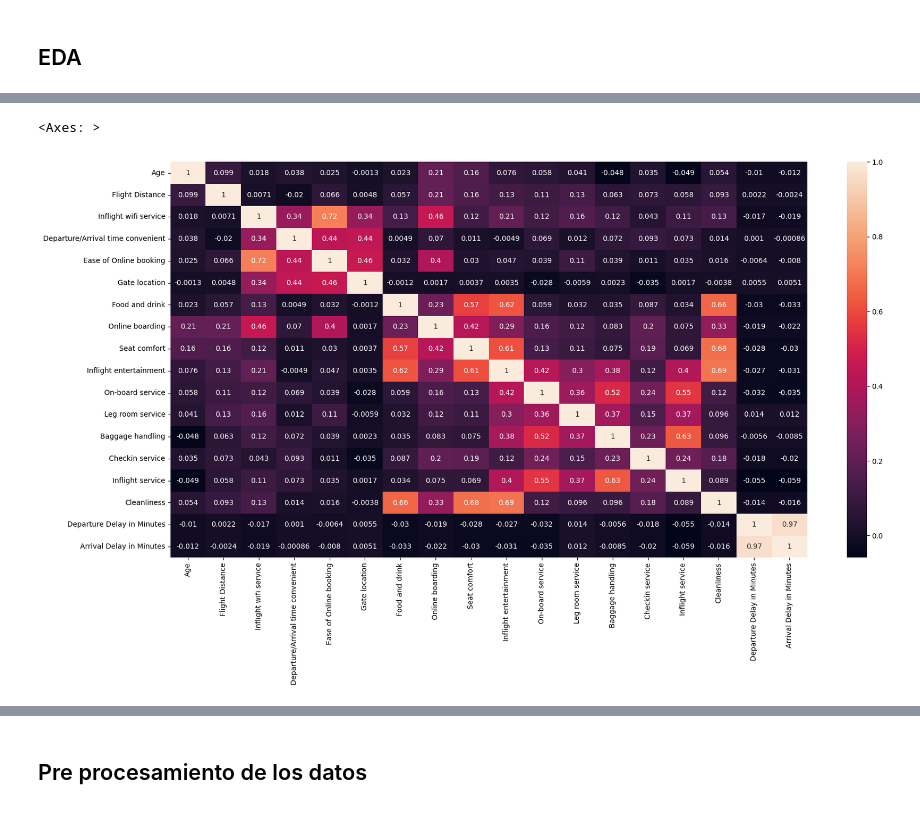
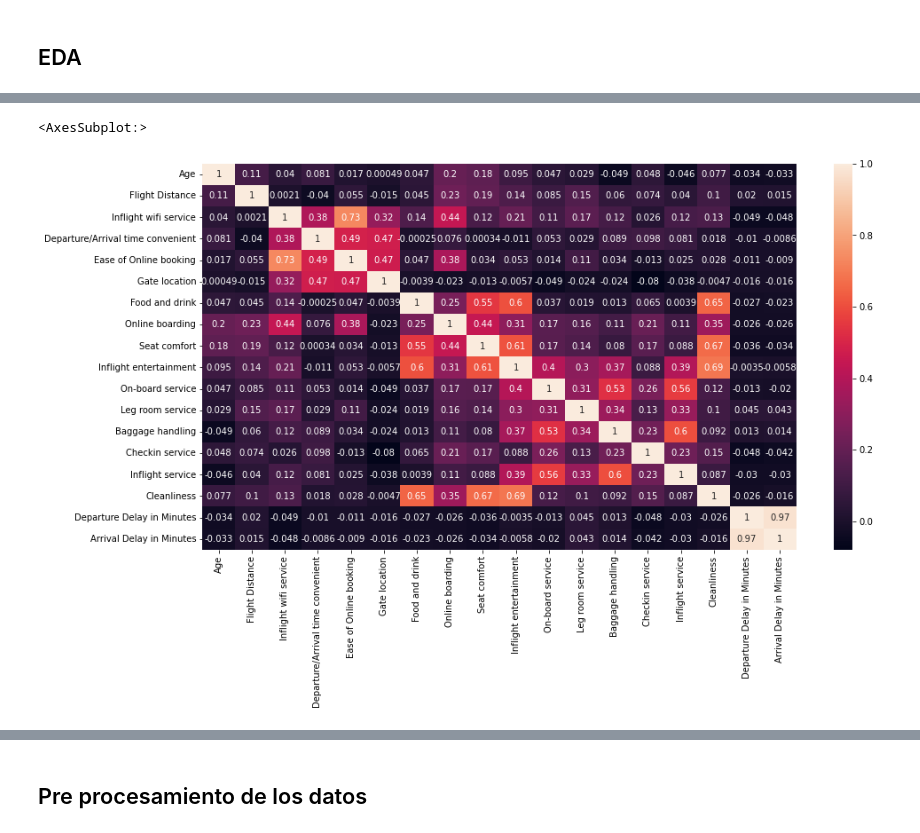
Before and after one commit to mlondono-oc/LEA2, a Jupyter notebook: Modulo-3/M2_Taller_Repaso.ipynb, the cells around one changed output, grey strips where cells are left out. Saved outputs shown, nothing was run; the diff lists cells and outputs as text; code cells hidden in the pictures.

```diff
--- a/Modulo-3/M2_Taller_Repaso.ipynb
+++ b/Modulo-3/M2_Taller_Repaso.ipynb
@@ -29,7 +29,7 @@ warnings.filterwarnings('ignore')
 Este conjunto de datos contiene una encuesta sobre la satisfacción de los pasajeros de una compañía aérea. ¿Qué factores están altamente correlacionados con un pasajero satisfecho (o insatisfecho)?
 # %%
 # Lectura del dataset
-df = pd.read_csv('https://raw.githubusercontent.com/mlondono-oc/LEA2_20232/main/Modulo3/data/train.csv')
+df = pd.read_csv('https://raw.githubusercontent.com/mlondono-oc/LEA2/main/Modulo-3/data/train.csv')
 df.head()
 # %% [output]
 |  | Unnamed: 0 | id | Gender | Customer Type | Age | Type of Travel | Class | Flight Distance | ... |
@@ -63,3 +63,8 @@ memory usage: 19.8+ MB
 # %%
 # Eliminación de variables no significativas
 df.drop(['Unnamed: 0', 'id', ], axis=1, inplace=True)
+# %%
+# Muestra mas pequeña de datos
+df_sample = df.sample(n=2500, random_state=123)
+df_sample.reset_index(drop=True, inplace=True)
+df_sample.shape
@@ -88,10 +95,10 @@ satisfaction                           0
 dtype: int64
 # %%
 # Matriz de correlación
-plt.figure(figsize=(20,10))
-c= df.corr()
+plt.figure(figsize=(15,8))
+c= df_sample.corr()
 sns.heatmap(c, annot=True)
 # %% [output]
-<Axes: >
+<AxesSubplot:>
-[figure, old version]
+[figure, new version]
 # %%
```
Also changed, not shown: parts of 67 cells of this notebook.
